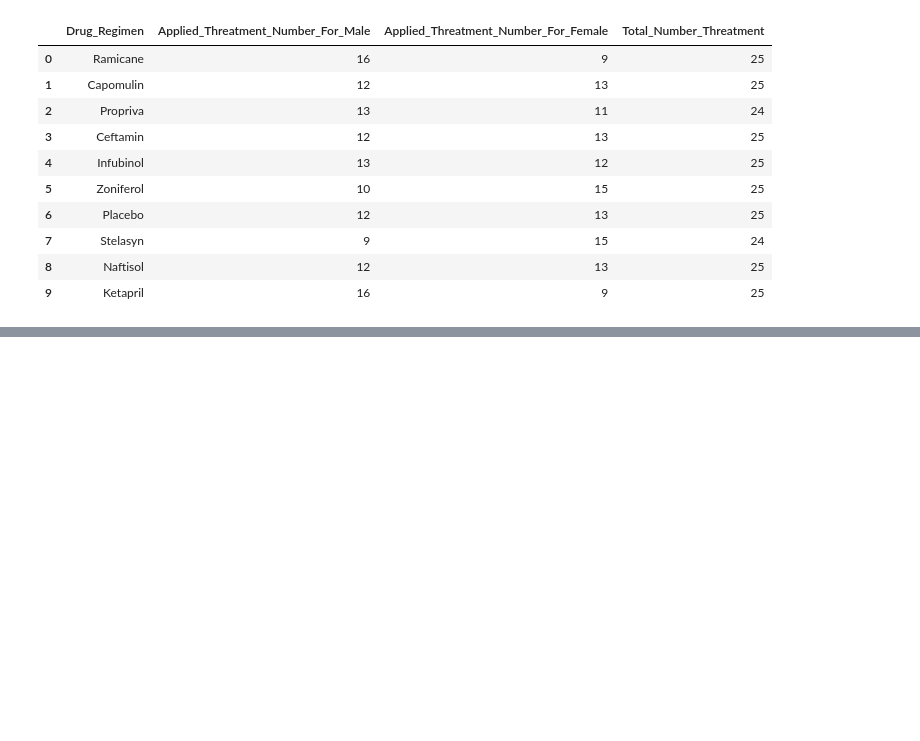
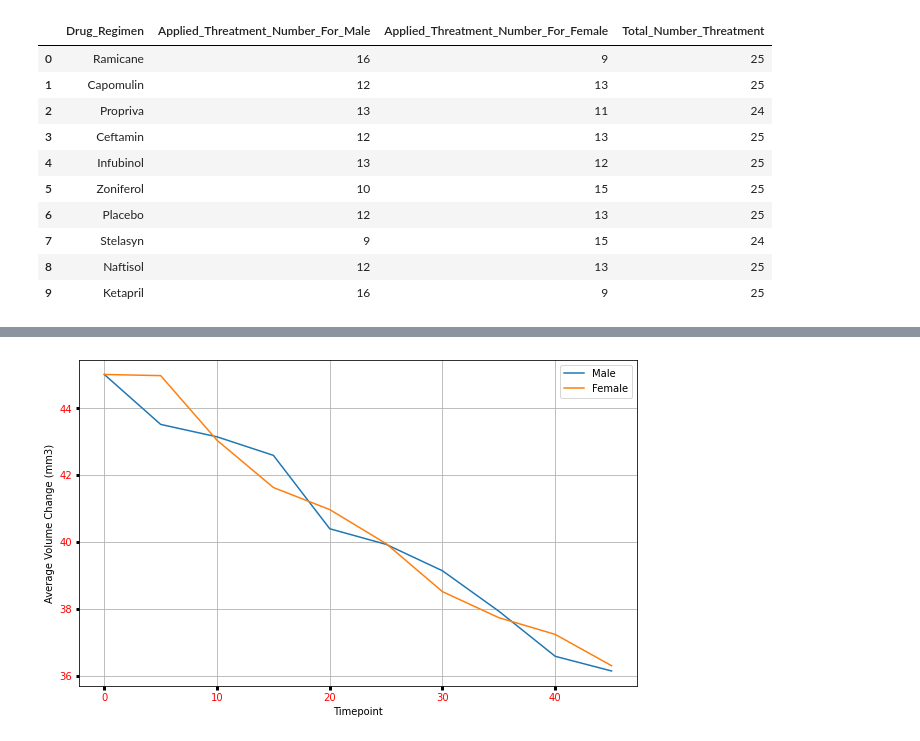
Before and after one commit to warshophysical/Pymaceuticals, a Jupyter notebook: pharma.ipynb, the cells around one changed output, grey strips where cells are left out. Drawn from its saved outputs; the diff is of its cells as text; code cells hidden in the pictures; blank space fills up the shorter version.

```diff
--- a/pharma.ipynb
+++ b/pharma.ipynb
@@ -241,0 +256,3 @@ plt.show()
+# %%
+dfCapomulin=dfCleanedData.loc[dfCleanedData["Drug_Regimen"]=="Capomulin"]
+dfCapomulin.head()
@@ -241,0 +266,18 @@ plt.show()
+# %%
+dfCapomulinMaleVolumeChange=dfCapomulin.loc[dfCapomulin["Sex"]=="Male",["Timepoint","Tumor_Volume"]].groupby(["Timepoint"]).mean()
+dfCapomulinMaleVolumeChange=dfCapobmulinMaleVolumeChange.reset_index()
+
+dfCapobmulinFemaleVolumeChange=dfCapomulin.loc[dfCapomulin["Sex"]=="Female",["Timepoint","Tumor_Volume"]].groupby(["Timepoint"]).mean()
+dfCapobmulinFemaleVolumeChange=dfCapobmulinFemaleVolumeChange.reset_index()
+
+
+
+listTimepoint=dfCapomulin["Timepoint"].unique()
+listCapomulinMaleVolumeChange=dfCapobmulinMaleVolumeChange["Tumor_Volume"].tolist()
+listCapomulinFemaleVolumeChange=dfCapobmulinFemaleVolumeChange["Tumor_Volume"].tolist()
+
+dfCapomulinVolumeChangeMF=pd.DataFrame({"Timepoint":listTimepoint,
+                                       "Tumor_Vol_Chg_Male":listCapobmulinMaleVolumeChange,
+                                       "Tumor_Vol_Chg_Female":listCapobmulinFemaleVolumeChange})
+
+dfCapomulinVolumeChangeMF
@@ -241,0 +296,20 @@ plt.show()
+# %%
+t = listTimepoint
+m = listCapomulinMaleVolumeChange
+f=listCapomulinFemaleVolumeChange
+
+fig, ax = plt.subplots(figsize=(10, 6))
+ax.plot(t, m,label="Male" )
+ax.plot(t, f, label="Female")
+
+ax.grid(True, linestyle='-')
+ax.tick_params(labelcolor='r', labelsize='medium', width=3)
+
+
+ax.set_ylabel('Average Volume Change (mm3)')
+ax.set_xlabel('Timepoint')
+ax.legend()
+
+plt.show()
+# %% [output]
+[figure, added]
```
Also changed, not shown: parts of 12 cells of this notebook.
